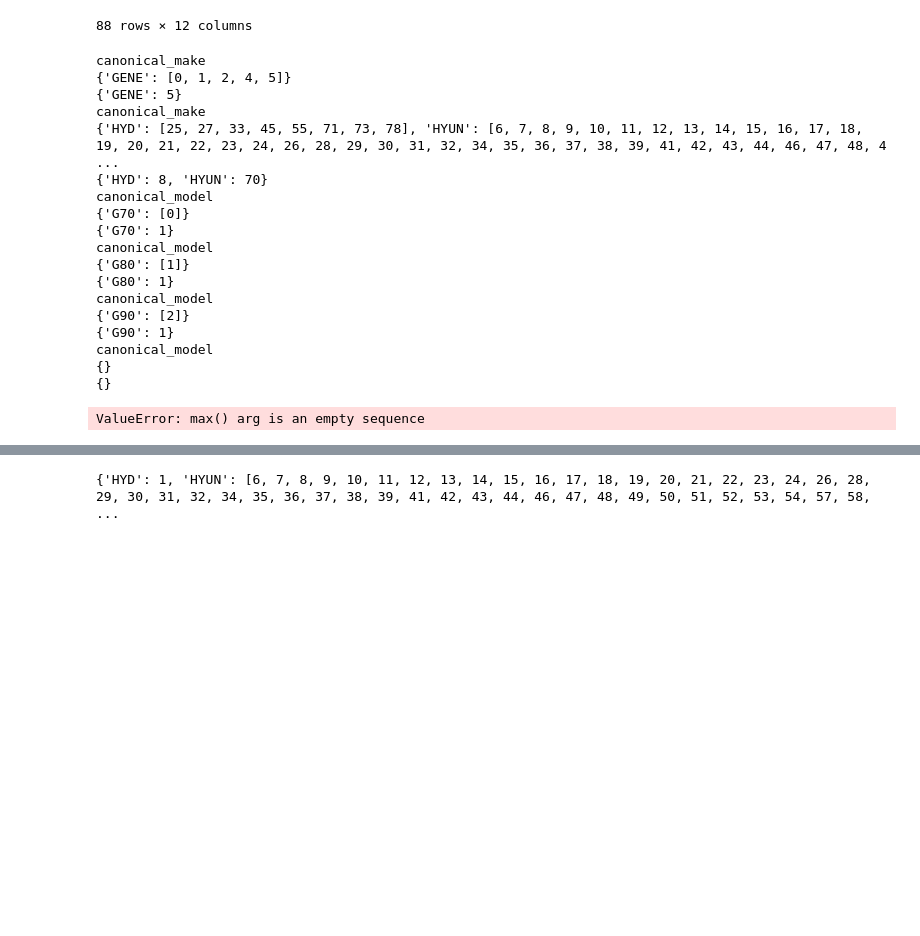
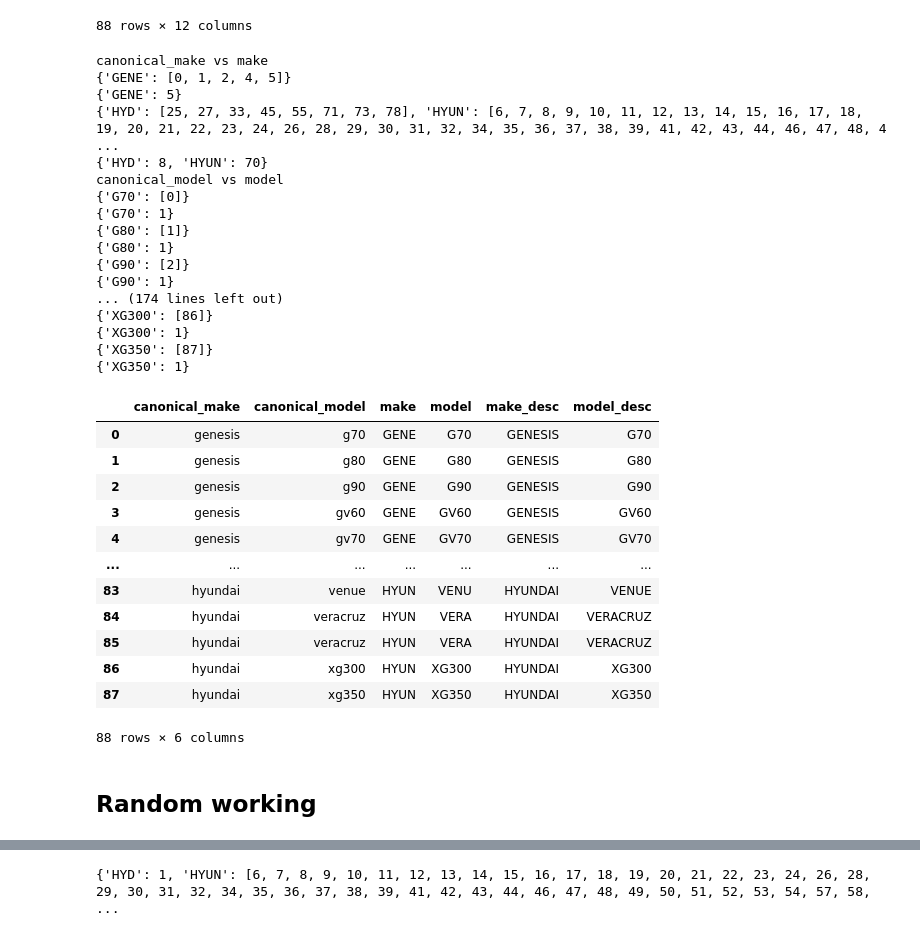
Before and after one commit to RaphaelTeo/Telepathy-Q1, a Jupyter notebook: main.ipynb, the cells around one changed output, grey strips where cells are left out. Cells and saved outputs as stored; diff of their text form; code cells hidden in the pictures; blank space fills up the shorter version.

```diff
--- a/main.ipynb
+++ b/main.ipynb
@@ -71,26 +71,53 @@ df_m1_merged
 | 86 | hyundai | xg300 | hyundai | xg300 | hyundaixg300 | HYUN | XG300 | ... |
 | 87 | hyundai | xg350 | hyundai | xg350 | hyundaixg350 | HYUN | XG350 | ... |
 88 rows × 12 columns
+# %%
+def fill_in(df, data_complete, data_incomplete):
+
+    print(f'{data_complete} vs {data_incomplete}')
+
+    # for each unique entry in the data_complete column
+    for unique_value in pd.unique(df[data_complete]):
+
+        # see the various options (or NA) in the data_incomplete column
+        grouped = df[df[data_complete] == unique_value].groupby([data_incomplete], sort=True, dropna=True).groups # sort puts the entry with highest count first. groups returns a dict of the unique values found and its indices
+        print(grouped)
+
+        # if there is no reference data, just use the unique value from the column with complete data
+        if len(grouped) == 0:
+            correct_make_name = unique_value
+
+        else:
+            # count the number of occurrences of each option that appeared in the data_incomplete column
+            for each_make in grouped:
+                grouped[each_make] = len(grouped[each_make])
+            print(grouped)
+
+            # assume that the option which appears the most is the correct option
+            correct_make_name = max(grouped, key=grouped.get)
+
+        # update the data_incomplete column for this unique entry with the correct option
+        df.loc[df[data_complete] == unique_value, data_incomplete] = correct_make_name
+
+    return df
 # %%
 for data_complete, data_incomplete in zip(['canonical_make', 'canonical_model', 'canonical_make', 'canonical_model'], ['make', 'model', 'make_desc', 'model_desc']):
     df_m1_merged = fill_in(df_m1_merged, data_complete, data_incomplete)
 # %% [output]
-canonical_make
+canonical_make vs make
 {'GENE': [0, 1, 2, 4, 5]}
 {'GENE': 5}
-canonical_make
 {'HYD': [25, 27, 33, 45, 55, 71, 73, 78], 'HYUN': [6, 7, 8, 9, 10, 11, 12, 13, 14, 15, 16, 17, 18, 19, 20, 21, 22, 23, 24, 26, 28, 29, 30, 31, 32, 34, 35, 36, 37, 38, 39, 41, 42, 43, 44, 46, 47, 48, 4 ...
 {'HYD': 8, 'HYUN': 70}
-canonical_model
+canonical_model vs model
 {'G70': [0]}
 {'G70': 1}
-canonical_model
 {'G80': [1]}
 {'G80': 1}
-canonical_model
 {'G90': [2]}
 {'G90': 1}
-canonical_model
-{}
-{}
+... (174 lines left out)
+{'XG300': [86]}
+{'XG300': 1}
+{'XG350': [87]}
+{'XG350': 1}
-ValueError: max() arg is an empty sequence
@@ -122,0 +124,23 @@ def fill_in(df, data_complete, data_incomplete):
+# %%
+# Formatting to all caps
+df_m1_merged['model'] = df_m1_merged['model'].apply(lambda x: x.upper())
+df_m1_merged['model_desc'] = df_m1_merged['model_desc'].apply(lambda x: x.upper())
+
+# Remove mapping keys
+cols_to_drop = ['canonical_make_key', 'canonical_model_key', 'join_key', 'make_desc_key', 'model_desc_key', '_merge 1']
+df_m1_merged.drop(columns=cols_to_drop, inplace=True)
+df_m1_merged
+# %% [output]
+|  | canonical_make | canonical_model | make | model | make_desc | model_desc |
+| 0 | genesis | g70 | GENE | G70 | GENESIS | G70 |
+| 1 | genesis | g80 | GENE | G80 | GENESIS | G80 |
+| 2 | genesis | g90 | GENE | G90 | GENESIS | G90 |
+| 3 | genesis | gv60 | GENE | GV60 | GENESIS | GV60 |
+| 4 | genesis | gv70 | GENE | GV70 | GENESIS | GV70 |
+| ... | ... | ... | ... | ... | ... | ... |
+| 83 | hyundai | venue | HYUN | VENU | HYUNDAI | VENUE |
+| 84 | hyundai | veracruz | HYUN | VERA | HYUNDAI | VERACRUZ |
+| 85 | hyundai | veracruz | HYUN | VERA | HYUNDAI | VERACRUZ |
+| 86 | hyundai | xg300 | HYUN | XG300 | HYUNDAI | XG300 |
+| 87 | hyundai | xg350 | HYUN | XG350 | HYUNDAI | XG350 |
+88 rows × 6 columns
@@ -123,3 +150,5 @@ def fill_in(df, data_complete, data_incomplete):
+# %% [markdown]
+## Random working
 # %%
 df_m1_merged[df_m1_merged['canonical_make'] =='hyundai']
 # %% [output]
```
Also changed, not shown: parts of 6 cells of this notebook, 3 other files.
